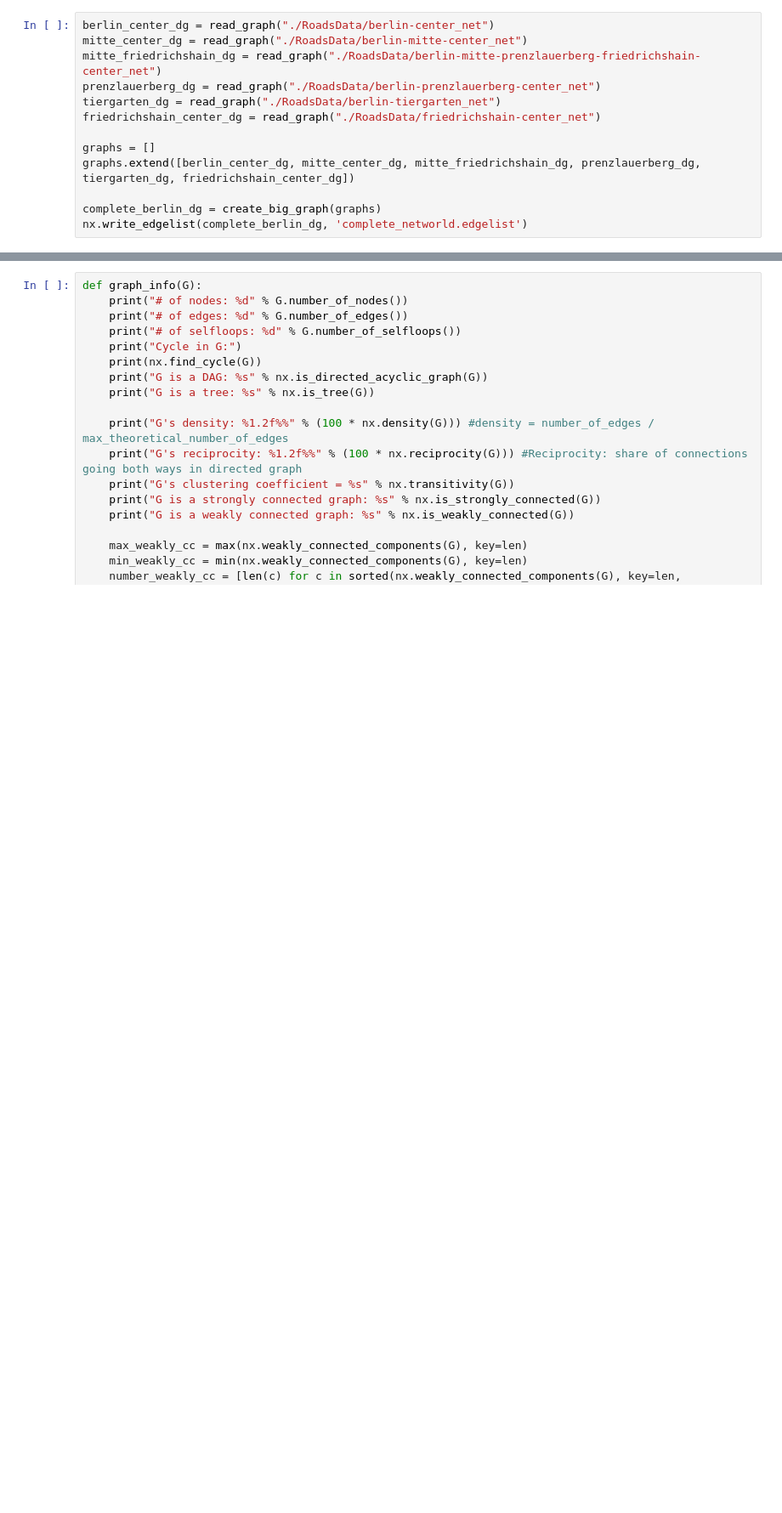
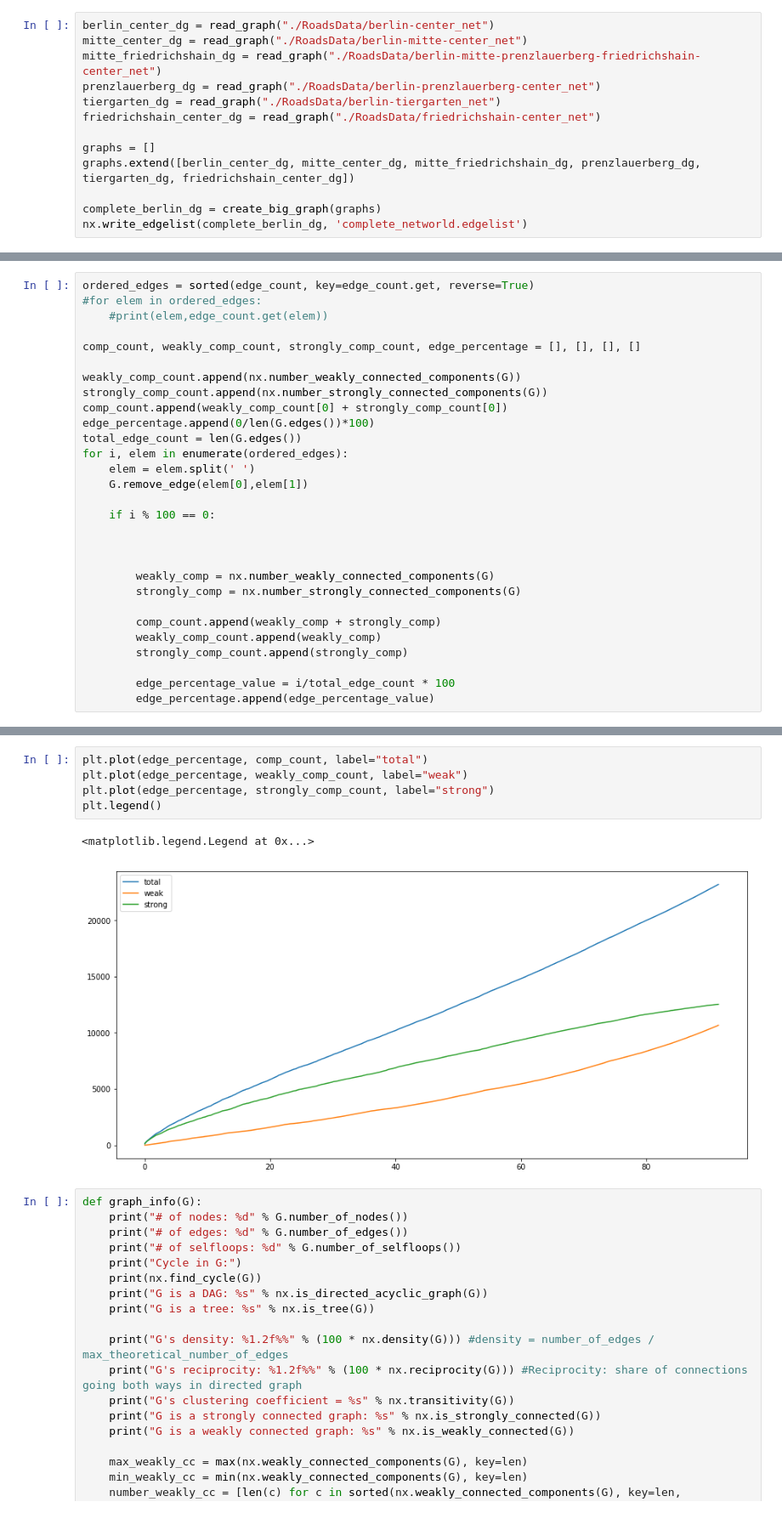
Before and after one commit to Player514/BerlinNetwork, a Jupyter notebook: Berlin_network_analysis.ipynb, the cells around one changed output, grey strips where cells are left out. Shown: that part at 85% size. Drawn from its saved outputs; the diff is of its cells as text; blank space fills up the shorter version.

```diff
--- a/Berlin_network_analysis.ipynb
+++ b/Berlin_network_analysis.ipynb
@@ -112,0 +206,29 @@ True
+# %%
+ordered_edges = sorted(edge_count, key=edge_count.get, reverse=True)
+#for elem in ordered_edges:
+    #print(elem,edge_count.get(elem))
+
+comp_count, weakly_comp_count, strongly_comp_count, edge_percentage = [], [], [], []
+
+weakly_comp_count.append(nx.number_weakly_connected_components(G))
+strongly_comp_count.append(nx.number_strongly_connected_components(G))
+comp_count.append(weakly_comp_count[0] + strongly_comp_count[0])
+edge_percentage.append(0/len(G.edges())*100)
+total_edge_count = len(G.edges())
+for i, elem in enumerate(ordered_edges):
+    elem = elem.split(' ')
+    G.remove_edge(elem[0],elem[1])
+
+    if i % 100 == 0:
+
+
+
+        weakly_comp = nx.number_weakly_connected_components(G)
+        strongly_comp = nx.number_strongly_connected_components(G)
+
+        comp_count.append(weakly_comp + strongly_comp)
+        weakly_comp_count.append(weakly_comp)
+        strongly_comp_count.append(strongly_comp)
+
+        edge_percentage_value = i/total_edge_count * 100
+        edge_percentage.append(edge_percentage_value)
@@ -113,3 +240,11 @@ True
+# %%
+plt.plot(edge_percentage, comp_count, label="total")
+plt.plot(edge_percentage, weakly_comp_count, label="weak")
+plt.plot(edge_percentage, strongly_comp_count, label="strong")
+plt.legend()
+# %% [output]
+<matplotlib.legend.Legend at 0x...>
+[figure, added]
 # %%
 def graph_info(G):
     print("# of nodes: %d" % G.number_of_nodes())
```
Also changed, not shown: parts of 19 cells of this notebook.
